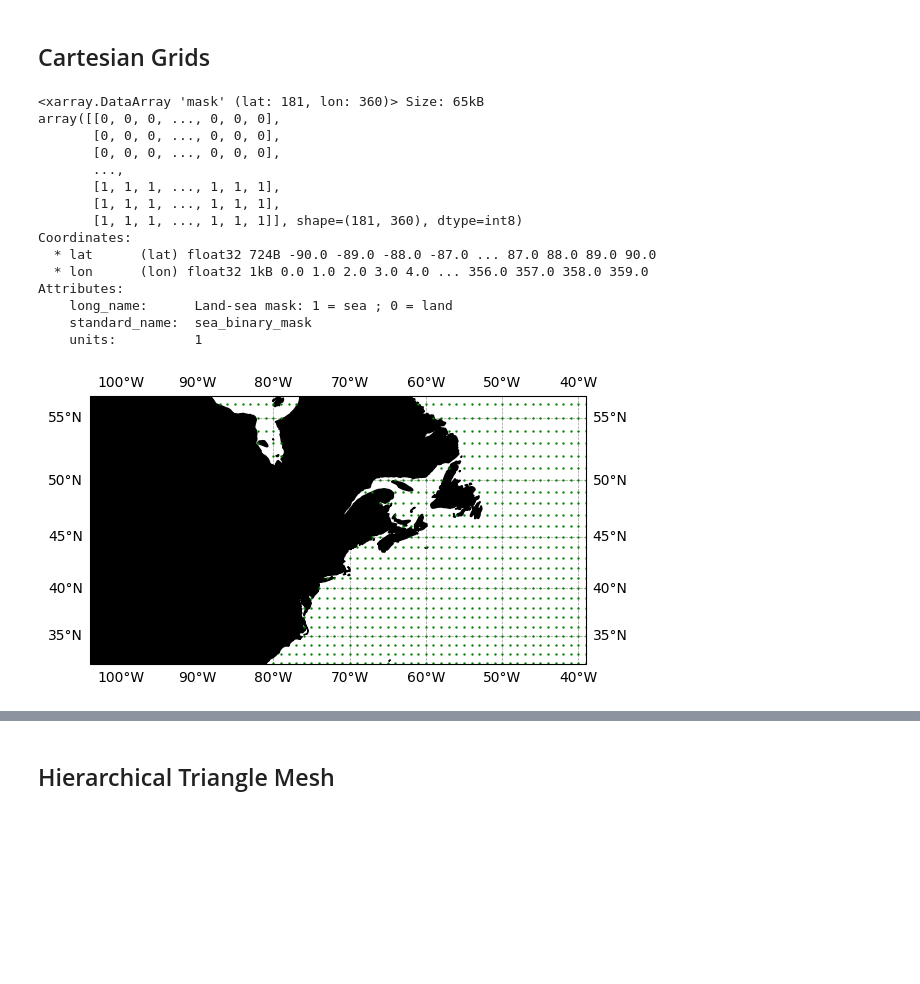
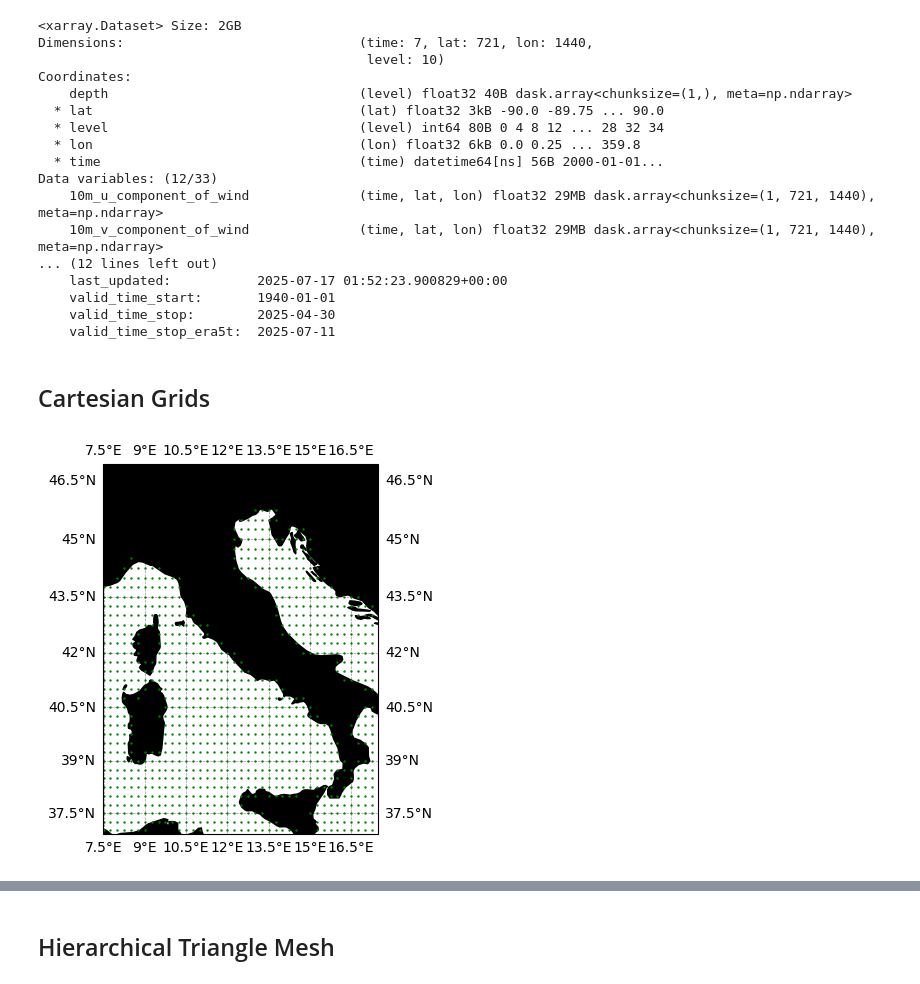
Before and after one commit to stefanocampanella/graphcast, a Jupyter notebook: notebooks/multiscale_meshgraph.ipynb, the cells around one changed output, grey strips where cells are left out. Saved outputs shown, nothing was run; the diff lists cells and outputs as text; code cells hidden in the pictures; blank space fills up the shorter version.

```diff
--- a/notebooks/multiscale_meshgraph.ipynb
+++ b/notebooks/multiscale_meshgraph.ipynb
@@ -34,49 +27,49 @@ if not output_dir.exists():
 # %%
 # The zoom-ins will be around the following area.
 geolocator = Nominatim(user_agent="multiscale_meshgraph")
-location = geolocator.geocode("Bryant University")
-width, height = 65.0, 20.0
+location = geolocator.geocode("Roma")
+width, height = 10.0, 10.0
 bounds = [location.longitude - width / 2, location.longitude + width / 2,
           location.latitude - height / 2, location.latitude + height / 2]
+# %%
+dataset = xarray.open_zarr('../data/dataset/dataset_tres-1d_res-0p25_levels-10')
+dataset
+# %% [output]
+<xarray.Dataset> Size: 2GB
+Dimensions:                              (time: 7, lat: 721, lon: 1440,
+                                          level: 10)
+Coordinates:
+    depth                                (level) float32 40B dask.array<chunksize=(1,), meta=np.ndarray>
+  * lat                                  (lat) float32 3kB -90.0 -89.75 ... 90.0
+  * level                                (level) int64 80B 0 4 8 12 ... 28 32 34
+  * lon                                  (lon) float32 6kB 0.0 0.25 ... 359.8
+  * time                                 (time) datetime64[ns] 56B 2000-01-01...
+Data variables: (12/33)
+    10m_u_component_of_wind              (time, lat, lon) float32 29MB dask.array<chunksize=(1, 721, 1440), meta=np.ndarray>
+    10m_v_component_of_wind              (time, lat, lon) float32 29MB dask.array<chunksize=(1, 721, 1440), meta=np.ndarray>
+... (12 lines left out)
+    last_updated:           2025-07-17 01:52:23.900829+00:00
+    valid_time_start:       1940-01-01
+    valid_time_stop:        2025-04-30
+    valid_time_stop_era5t:  2025-07-11
 # %% [markdown]
 ## Cartesian Grids
-# %%
-seamask_lores = xarray.open_zarr('data/dataset/glorys12_bathymetry_tres-static_res-1.0_levels-1.zip')
-mask_lores = seamask_lores.mask
-mask_lores = mask_lores.criterion()
-mask_lores = mask_lores.rename(latitude="lat", longitude="lon")
-
-grid_lon_lores, grid_lat_lores = np.meshgrid(mask_lores.lon, mask_lores.lat)
-masked_grid_lon_lores = grid_lon_lores[mask_lores.astype(bool)]
-masked_grid_lat_lores = grid_lat_lores[mask_lores.astype(bool)]
-
-mask_lores
-# %% [output]
-<xarray.DataArray 'mask' (lat: 181, lon: 360)> Size: 65kB
-array([[0, 0, 0, ..., 0, 0, 0],
-       [0, 0, 0, ..., 0, 0, 0],
-       [0, 0, 0, ..., 0, 0, 0],
-       ...,
-       [1, 1, 1, ..., 1, 1, 1],
-       [1, 1, 1, ..., 1, 1, 1],
-       [1, 1, 1, ..., 1, 1, 1]], shape=(181, 360), dtype=int8)
-Coordinates:
-  * lat      (lat) float32 724B -90.0 -89.0 -88.0 -87.0 ... 87.0 88.0 89.0 90.0
-  * lon      (lon) float32 1kB 0.0 1.0 2.0 3.0 4.0 ... 356.0 357.0 358.0 359.0
-Attributes:
-    long_name:      Land-sea mask: 1 = sea ; 0 = land
-    standard_name:  sea_binary_mask
-    units:          1
+# %%
+mask = dataset['glorys_mask'].isel(level=0, drop=True)
+
+grid_lon, grid_lat = np.meshgrid(mask['lon'], mask['lat'])
+masked_grid_lon = grid_lon[mask.astype(bool)]
+masked_grid_lat = grid_lat[mask.astype(bool)]
 # %%
 fig = plt.figure()
 ax = fig.add_subplot(1, 1, 1, projection=ccrs.Mercator())
 ax.set_extent(bounds)
 ax.add_feature(cfeature.NaturalEarthFeature('physical', 'land', '50m', edgecolor='face', facecolor='black'))
 ax.gridlines(draw_labels=True, linewidth=0.5, alpha=0.4, color='k', linestyle='--')
 
-ax.scatter(masked_grid_lon_lores, masked_grid_lat_lores, marker='.', color="green", s=2.0, zorder=2, transform=ccrs.PlateCarree())
+ax.scatter(masked_grid_lon, masked_grid_lat, marker='.', color="green", s=2.0, zorder=2, transform=ccrs.PlateCarree())
 
 if save_figures:
-  plt.savefig(output_dir / 'grid_res-1.0_zoomin.png', bbox_inches='tight')
+  plt.savefig(output_dir / 'grid_res-0.25_zoomin.png', bbox_inches='tight')
 # %% [output]
-[figure, old version]
+[figure, new version]
```
Also changed, not shown: parts of 26 cells of this notebook, 13 other files.
